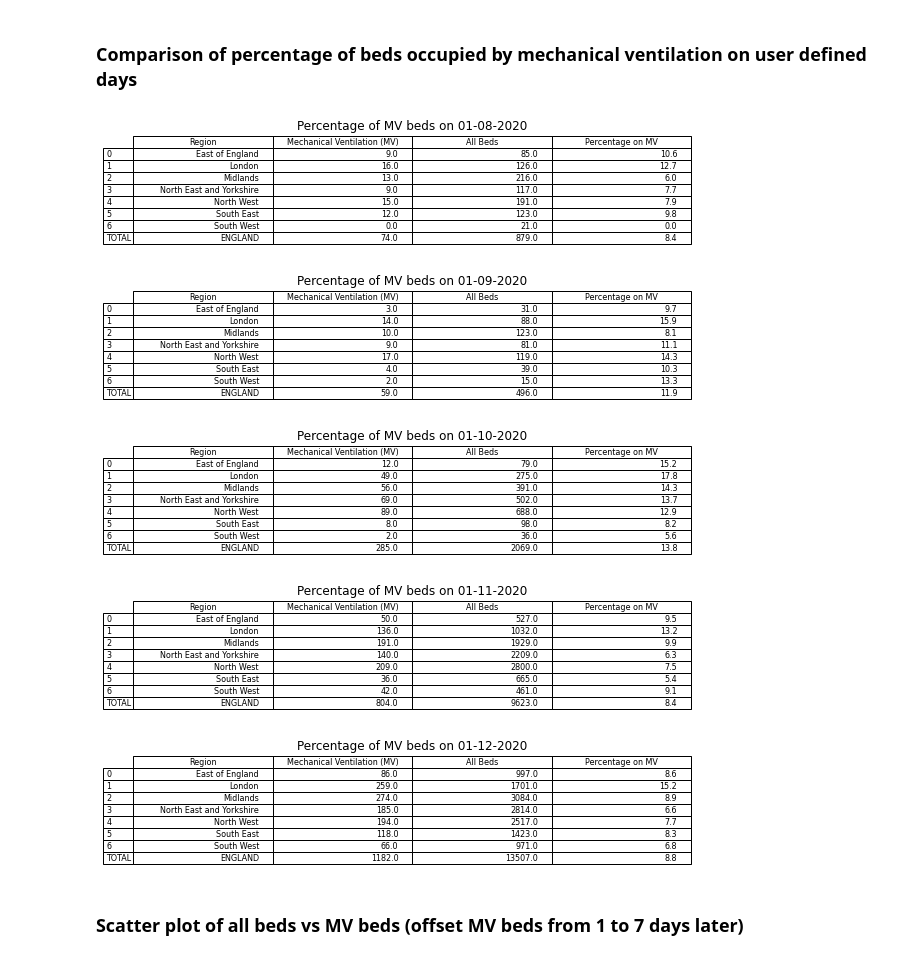
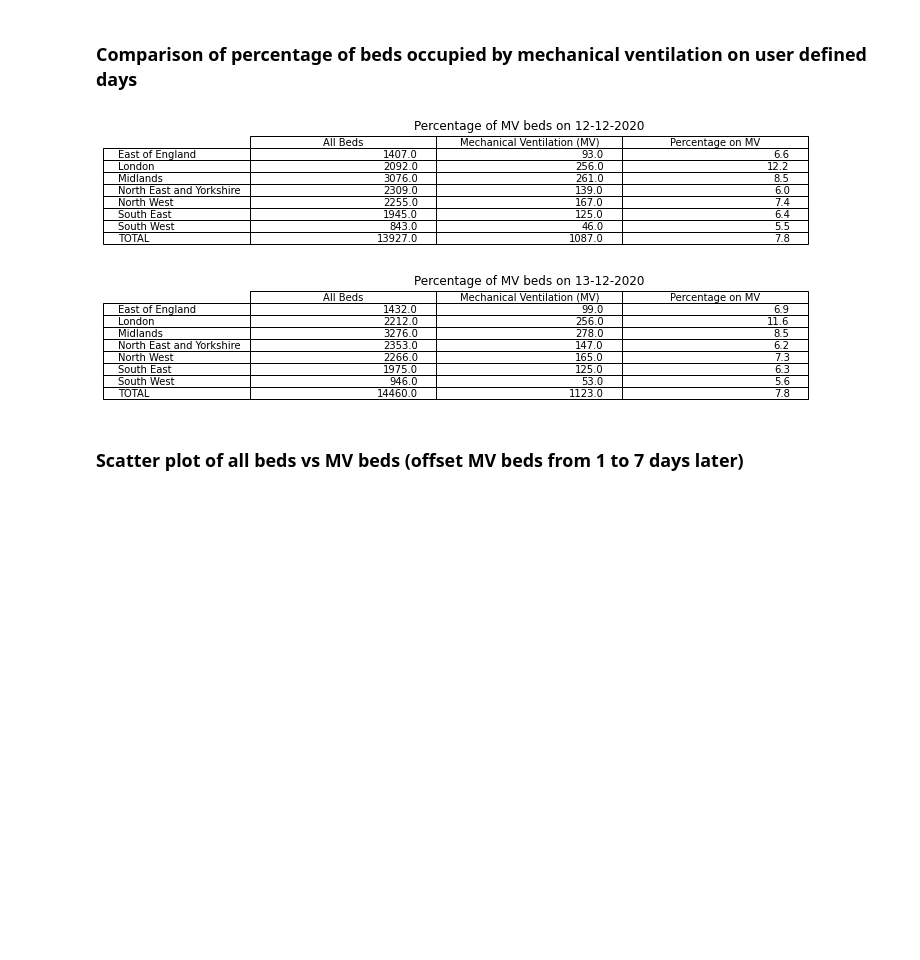
Before and after one commit to IvanSparrow71/Data_Science_Mini_Project, a Jupyter notebook: Percentage_on_MV.ipynb, the cells around one changed output. Cells and saved outputs as stored; diff of their text form; code cells hidden in the pictures; blank space fills up the shorter version.

```diff
--- a/Percentage_on_MV.ipynb
+++ b/Percentage_on_MV.ipynb
@@ -53,44 +53,52 @@ df_MV = new_summary_sheet('MV beds COVID')
 # assigning regions and values to summary_df
 
 def mv_vs_all_beds(date_to_compare):
-    summary_df = pd.DataFrame(columns=['Region', 'Mechanical Ventilation (MV)',
-                                       'All Beds', 'Percentage on MV'])
+    summary_df = pd.DataFrame(columns=['Region', 'All Beds','Mechanical Ventilation (MV)',
+                                       'Percentage on MV'])
 
     summary_df['Region'] = df_MV['Name']
     summary_df['Mechanical Ventilation (MV)'] = df_MV[date_to_compare]
     summary_df['All Beds'] = df_all_beds[date_to_compare]
     summary_df['Percentage on MV'] =((summary_df['Mechanical Ventilation (MV)'] /summary_df['All Beds']) * 100).round(1)
 
 
     # Add title to summary_df
     fig = plt.figure(figsize = (10,2))
     ax = fig.add_subplot(111)
     summary_df = summary_df.set_index(['Region']).reindex(['East of England','London', 'Midlands','North East and Yorkshire',
                                  'North West', 'South East', 'South West','ENGLAND']).reset_index()
-    # Rename row to 'TOTAL'
-    summary_df = summary_df.rename(index={7:"TOTAL"})
+
+    # make Region the index column 12
+    summary_df.set_index('Region', inplace=True)
+
+    # Rename last row to 'TOTAL'
+    summary_df = summary_df.rename(index={'ENGLAND':"TOTAL"})
+
+    # pie chart
+    # summary_df_total = summary_df.loc['TOTAL']
+    # summary_df_total = summary_df_total['All Beds':'Mechanical Ventilation (MV)']
+    # summary_df_total.plot(kind='pie')
+
+
     ax.table(cellText = summary_df.values,
               rowLabels = summary_df.index,
               colLabels = summary_df.columns,
               loc = "center"
              )
     ax.set_title(f"Percentage of MV beds on {date_to_compare}")
     ax.axis("off")
 
 
 def comparison_dates(no_of_dates):
     for _ in range(no_of_dates):
-        date_to_compare = input("Please enter the first date you would like to compare (dd-mm-yyyy)")
+        date_to_compare = input(f"Please enter the {_+1} date you would like to compare (dd-mm-yyyy)")
         mv_vs_all_beds(date_to_compare)
 
 no_of_dates_to_compare = int(input("Please enter the number of dates you'd like to compare: "))
 comparison_dates(no_of_dates_to_compare)
 # %% [output]
-[figure, old version]
+[figure, new version]
-[figure, old version]
+[figure, new version]
-[figure, removed]
-[figure, removed]
-[figure, removed]
 # %% [markdown]
 ### Scatter plot of all beds vs MV beds (offset MV beds from 1 to 7 days later)
 # %%
```
